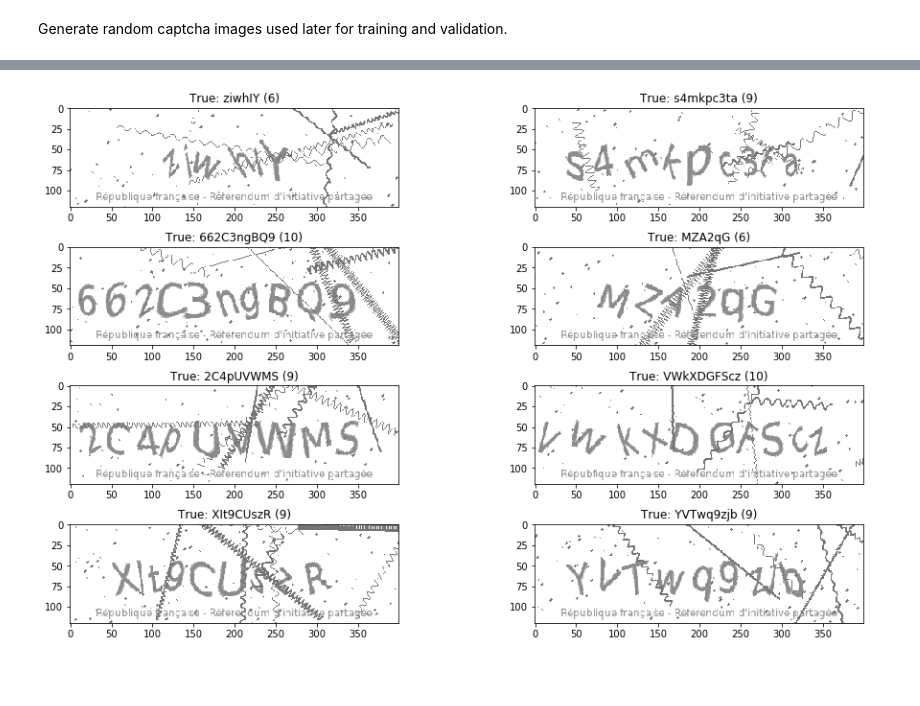
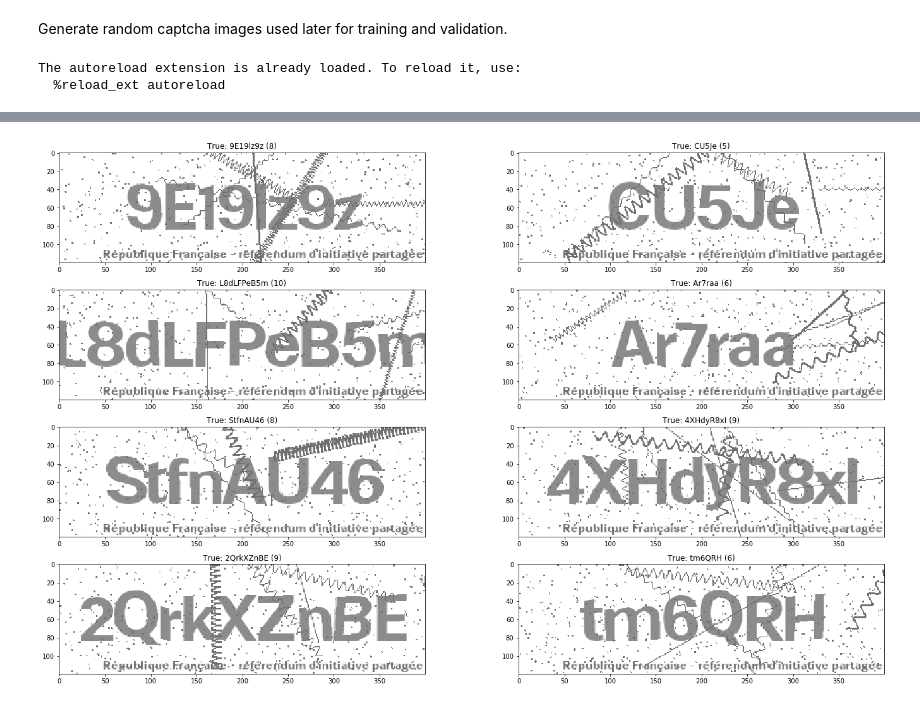
Before and after one commit to hadim/captchanet, a Jupyter notebook: notebooks/1_Generate_Dataset.ipynb, the cells around one changed output, grey strips where cells are left out. Cells and saved outputs as stored; diff of their text form; code cells hidden in the pictures; blank space fills up the shorter version.

Commit message:
better captcha generator

```diff
--- a/notebooks/1_Generate_Dataset.ipynb
+++ b/notebooks/1_Generate_Dataset.ipynb
@@ -1,6 +1,8 @@
 # %% [markdown]
 Generate random captcha images used later for training and validation.
 # %%
+%load_ext autoreload
+%autoreload 2
 %matplotlib inline
 
 from pathlib import Path
@@ -26,15 +28,22 @@ val_data_path = dataset_dir / 'validation.tfrecord'
 
 alphabet_path = dataset_dir / "alphabet.txt"
 tokenizer_path = dataset_dir / "tokenizer"
+
+# This font can't provided for legal reason. Download your own version.
+font_path = data_dir / 'fonts' / 'Caravel W03 Semibold.ttf'
+# %% [output]
+The autoreload extension is already loaded. To reload it, use:
+  %reload_ext autoreload
 # %%
-n_images = 100000
+n_images = 10
 image_size = (400, 120)
-watermark = "République française - Référendum d'initiative partagée"
+watermark = "République Française - référendum d'initiative partagée"
 
 word_length_min = 5
 word_length_max = 10
 
-generator = captchanet.CaptchaGenerator(image_size=image_size, font_size=60)
+generator = captchanet.CaptchaGenerator(image_size=image_size, font_size=73, font_path=font_path)
+generator.font_path = str(font_path)
 
 # Create a tokenizer and save it.
 vocabulary = set(generator.alphabet)
@@ -95,7 +104,7 @@ original_images = data['original_image'].numpy()
 words = data['word'].numpy()
 words = [w.decode('utf-8').replace('0', '') for w in words]
 
-size = 2
+size = 3
 ncols = 2
 nrows = n // ncols
 ratio = images.shape[2] / images.shape[1]
@@ -116 +121 @@ Deprecated in favor of operator or tf.math.divide.
-[figure, old version]
+[figure, new version]
```
Also changed, not shown: parts of 1 cell of this notebook, 1 other file.
